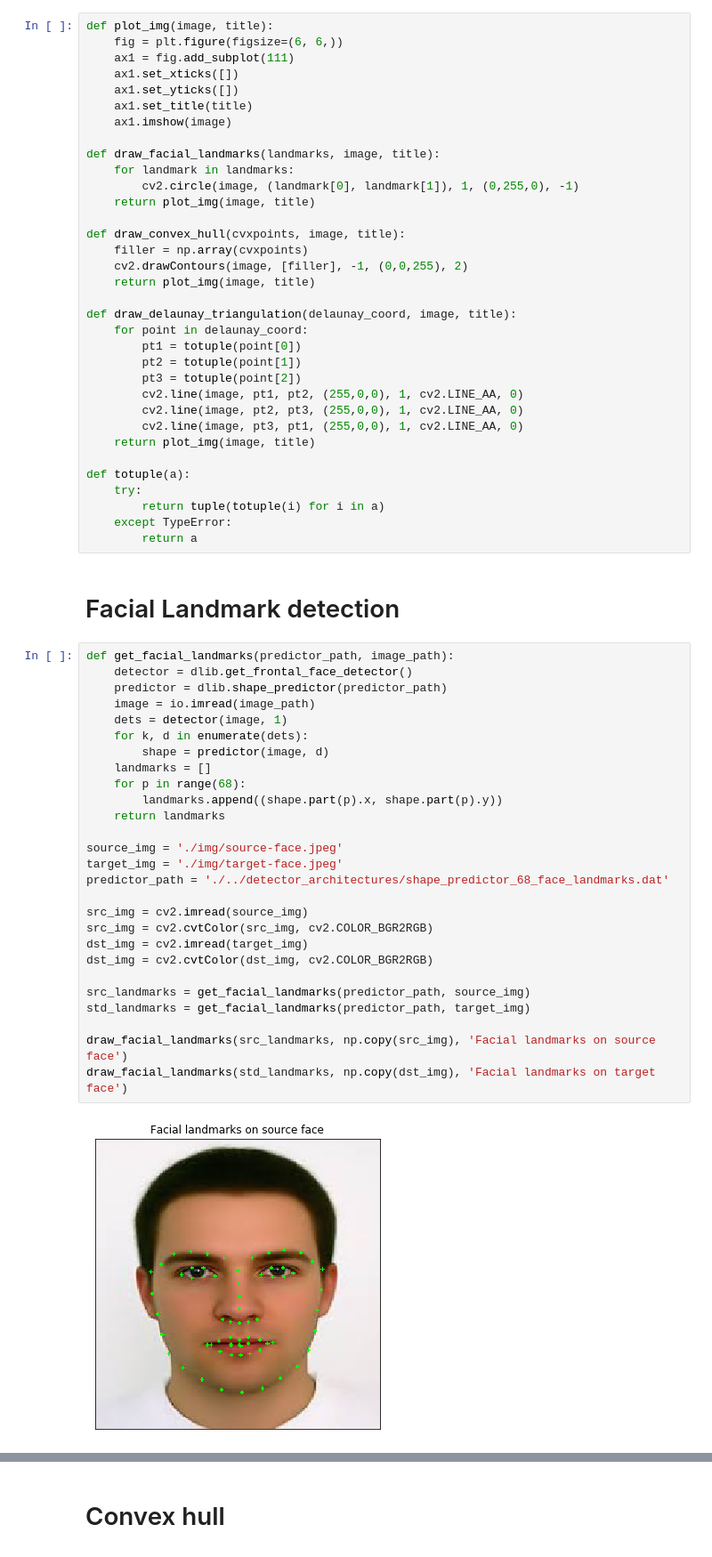
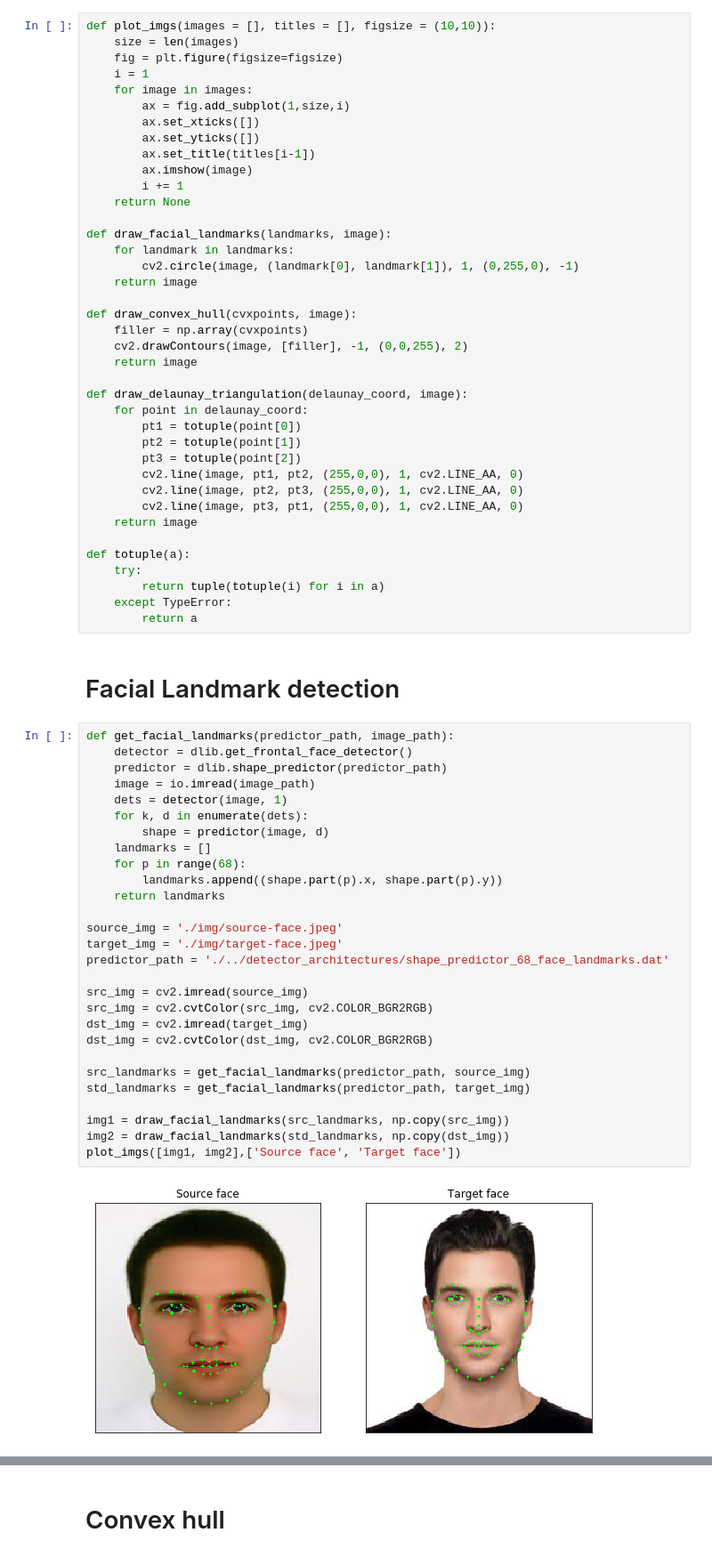
Before and after one commit to betogaona7/hairstyle, a Jupyter notebook: FS-Warping-Technique/Image-warping.ipynb, the cells around one changed output, grey strips where cells are left out. Shown at 89% size. Saved outputs shown, nothing was run; the diff lists cells and outputs as text.

Commit message:
Scale plot function to display different number of subplots

```diff
--- a/FS-Warping-Technique/Image-warping.ipynb
+++ b/FS-Warping-Technique/Image-warping.ipynb
@@ -7,25 +7,30 @@ import matplotlib.pyplot as plt
 # %% [markdown]
 # Drawing functions
 # %%
-def plot_img(image, title):
-    fig = plt.figure(figsize=(6, 6,))
-    ax1 = fig.add_subplot(111)
-    ax1.set_xticks([])
-    ax1.set_yticks([])
-    ax1.set_title(title)
-    ax1.imshow(image)
+def plot_imgs(images = [], titles = [], figsize = (10,10)):
+    size = len(images)
+    fig = plt.figure(figsize=figsize)
+    i = 1
+    for image in images:
+        ax = fig.add_subplot(1,size,i)
+        ax.set_xticks([])
+        ax.set_yticks([])
+        ax.set_title(titles[i-1])
+        ax.imshow(image)
+        i += 1
+    return None
 
-def draw_facial_landmarks(landmarks, image, title):
+def draw_facial_landmarks(landmarks, image):
     for landmark in landmarks:
         cv2.circle(image, (landmark[0], landmark[1]), 1, (0,255,0), -1)
-    return plot_img(image, title)
+    return image
 
-def draw_convex_hull(cvxpoints, image, title):
+def draw_convex_hull(cvxpoints, image):
     filler = np.array(cvxpoints)
     cv2.drawContours(image, [filler], -1, (0,0,255), 2)
-    return plot_img(image, title)
+    return image
 
-def draw_delaunay_triangulation(delaunay_coord, image, title):
+def draw_delaunay_triangulation(delaunay_coord, image):
     for point in delaunay_coord:
         pt1 = totuple(point[0])
         pt2 = totuple(point[1])
@@ -33,7 +38,7 @@ def draw_delaunay_triangulation(delaunay_coord, image, title):
         cv2.line(image, pt1, pt2, (255,0,0), 1, cv2.LINE_AA, 0)
         cv2.line(image, pt2, pt3, (255,0,0), 1, cv2.LINE_AA, 0)
         cv2.line(image, pt3, pt1, (255,0,0), 1, cv2.LINE_AA, 0)
-    return plot_img(image, title)
+    return image
 
 def totuple(a):
     try:
@@ -45,29 +50,30 @@ def totuple(a):
 # %%
 def get_facial_landmarks(predictor_path, image_path):
     detector = dlib.get_frontal_face_detector()
     predictor = dlib.shape_predictor(predictor_path)
     image = io.imread(image_path)
     dets = detector(image, 1)
     for k, d in enumerate(dets):
         shape = predictor(image, d)
     landmarks = []
     for p in range(68):
         landmarks.append((shape.part(p).x, shape.part(p).y))
     return landmarks
 
 source_img = './img/source-face.jpeg'
 target_img = './img/target-face.jpeg'
 predictor_path = './../detector_architectures/shape_predictor_68_face_landmarks.dat'
 
 src_img = cv2.imread(source_img)
 src_img = cv2.cvtColor(src_img, cv2.COLOR_BGR2RGB)
 dst_img = cv2.imread(target_img)
 dst_img = cv2.cvtColor(dst_img, cv2.COLOR_BGR2RGB)
 
 src_landmarks = get_facial_landmarks(predictor_path, source_img)
 std_landmarks = get_facial_landmarks(predictor_path, target_img)
 
-draw_facial_landmarks(src_landmarks, np.copy(src_img), 'Facial landmarks on source face')
-draw_facial_landmarks(std_landmarks, np.copy(dst_img), 'Facial landmarks on target face')
+img1 = draw_facial_landmarks(src_landmarks, np.copy(src_img))
+img2 = draw_facial_landmarks(std_landmarks, np.copy(dst_img))
+plot_imgs([img1, img2],['Source face', 'Target face'])
 # %% [output]
-[figure, old version]
+[figure, new version]
```
Also changed, not shown: parts of 5 cells of this notebook.
